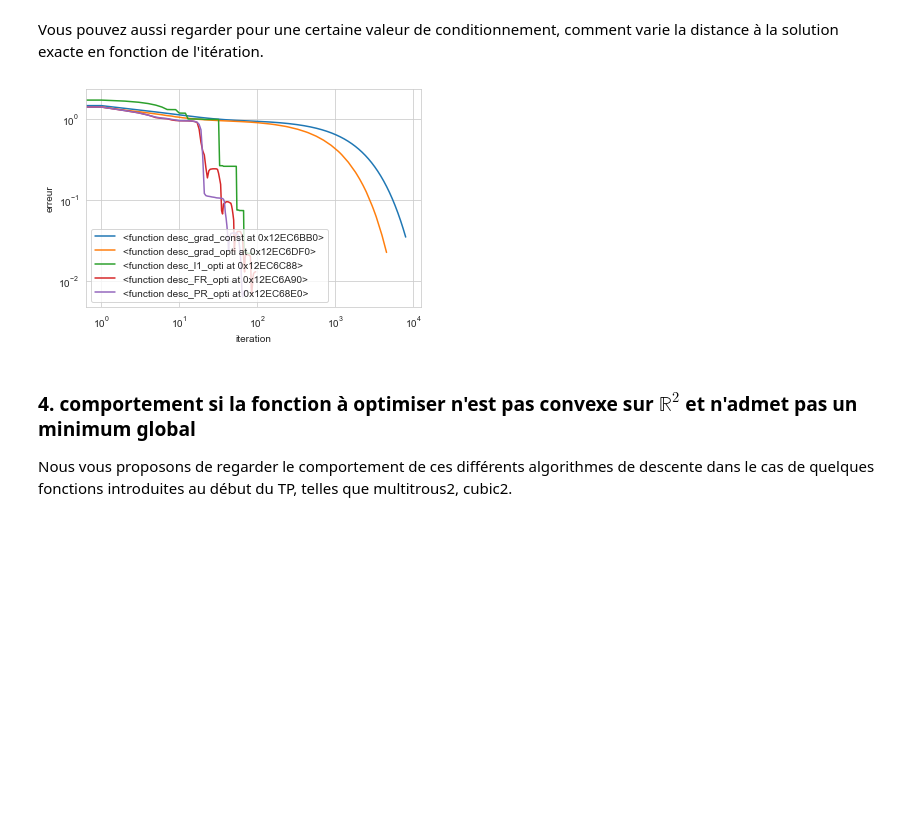
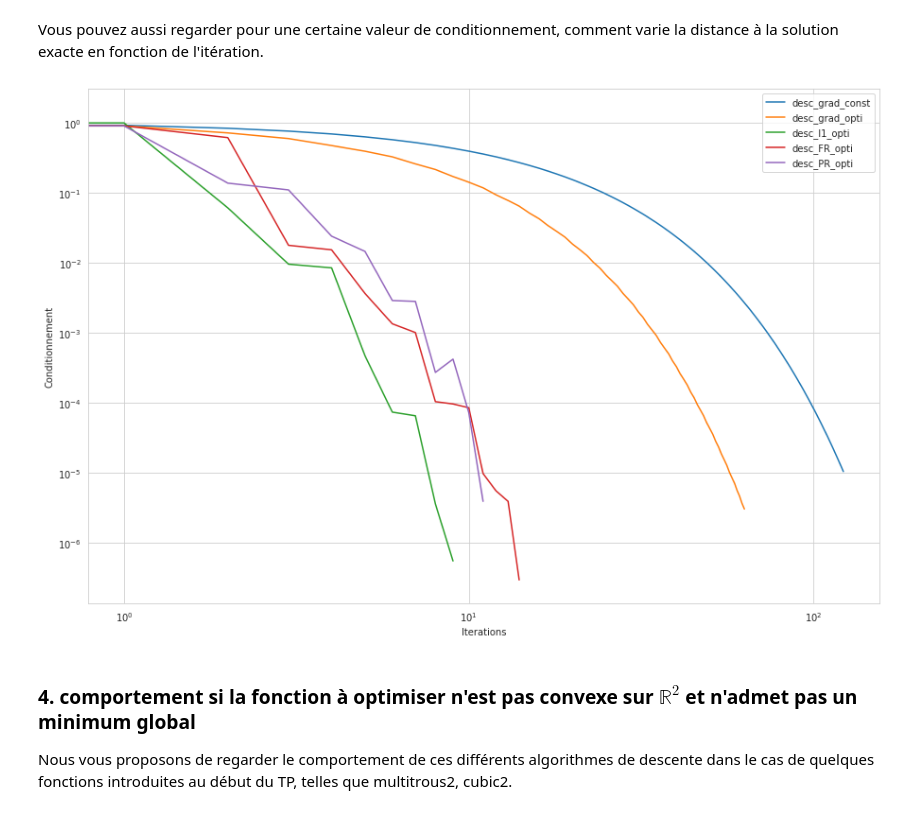
Before and after one commit to SCIA-Premium/Gradient_Descent, a Jupyter notebook: TP1 - Descentes Gradient V2.ipynb, the cells around one changed output. Drawn from its saved outputs; the diff is of its cells as text; code cells hidden in the pictures; blank space fills up the shorter version.

```diff
--- a/TP1 - Descentes Gradient V2.ipynb
+++ b/TP1 - Descentes Gradient V2.ipynb
@@ -916,45 +916,40 @@ plt.show()
 # %% [markdown]
 Vous pouvez aussi regarder pour une certaine valeur de conditionnement, comment varie la distance à la solution exacte en fonction de l'itération.
 # %%
-dim=10
-conds = [5,10,50,100,500,1000]
-systems = [create_system(dim,cond=val) for val in conds]
+dim=2
+cond = 10
 x_exact=np.zeros(dim)+1.
+A,b = create_system(dim, cond)
+b=A@x_exact
 
 x0=np.zeros(dim)
 
 plt.figure(figsize=(15,10))
 
 Liste_method=(desc_grad_const,desc_grad_opti,desc_l1_opti,desc_FR_opti, desc_PR_opti)
-
+max_iter = -1
 for method in Liste_method:
     iters = []
-    for i in range(len(conds)):
-        cond = conds[i]
-        A,b = systems[i]
-        b=A@x_exact
+    errors = []
 
-        if method == desc_grad_const:
-            res = method(quadraticn_,x0,mu=0.9/cond)
-        else:
-            res = method(quadraticn_,x0)
+    if method == desc_grad_const:
+        res = method(quadraticn_,x0,mu=0.9/cond)
+    else:
+        res = method(quadraticn_,x0)
 
-        res = np.array(res)
-        # la faut bouger des trucs pour avoir la variation
-        iters.append(len(res))
-
-    plt.plot(conds, iters,label=method.__name__)
+    res = np.array(res)
+    errors = [np.linalg.norm(x - x_exact) for x in res]
+    iters =  [i for i in range(len(res))]
+    plt.plot(iters, errors,label=method.__name__)
 
 plt.legend()
 plt.xlabel("Iterations")
+plt.xscale("log")
 plt.ylabel("Conditionnement")
 plt.yscale("log")
-
 plt.show()
+# %% [output]
+[figure, added]
-# %%
-    A VOUS ..........
-# %% [output]
-[figure, removed]
 # %% [markdown]
 ### 4. comportement si la fonction à optimiser n'est pas convexe sur $\mathbb{R}^2$ et n'admet pas un minimum global
 
```
Also changed, not shown: parts of 7 cells of this notebook.
